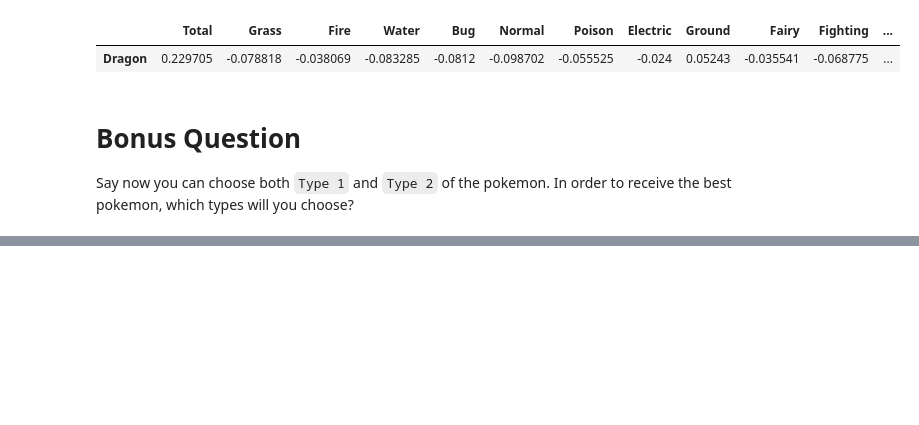
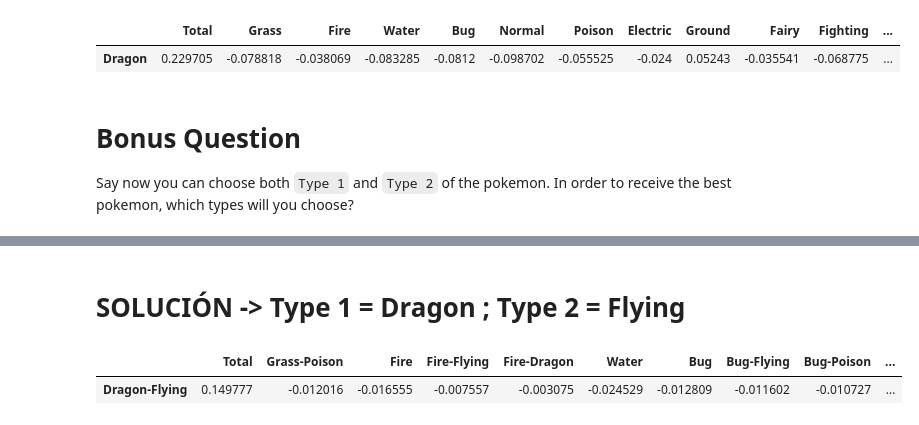
Before and after one commit to Ironhack-Data-Madrid-Octubre-2023/2.3-lab_df_calculation_and_transformation, a Jupyter notebook: your-code/challenge-2.ipynb, the cells around one changed output, grey strips where cells are left out. Saved outputs shown, nothing was run; the diff lists cells and outputs as text; code cells hidden in the pictures; blank space fills up the shorter version.

```diff
--- a/your-code/challenge-2.ipynb
+++ b/your-code/challenge-2.ipynb
@@ -137,0 +158,7 @@ Say now you can choose both `Type 1` and `Type 2` of the pokemon. In order to re
+# %% [markdown]
+# SOLUCIÓN -> Type 1 = Dragon ; Type 2 = Flying
+# %%
+mc[mc["Total"] == mc["Total"].max()]
+# %% [output]
+|  | Total | Grass-Poison | Fire | Fire-Flying | Fire-Dragon | Water | Bug | Bug-Flying | Bug-Poison | ... |
+| Dragon-Flying | 0.149777 | -0.012016 | -0.016555 | -0.007557 | -0.003075 | -0.024529 | -0.012809 | -0.011602 | -0.010727 | ... |
```
Also changed, not shown: parts of 6 cells of this notebook.
